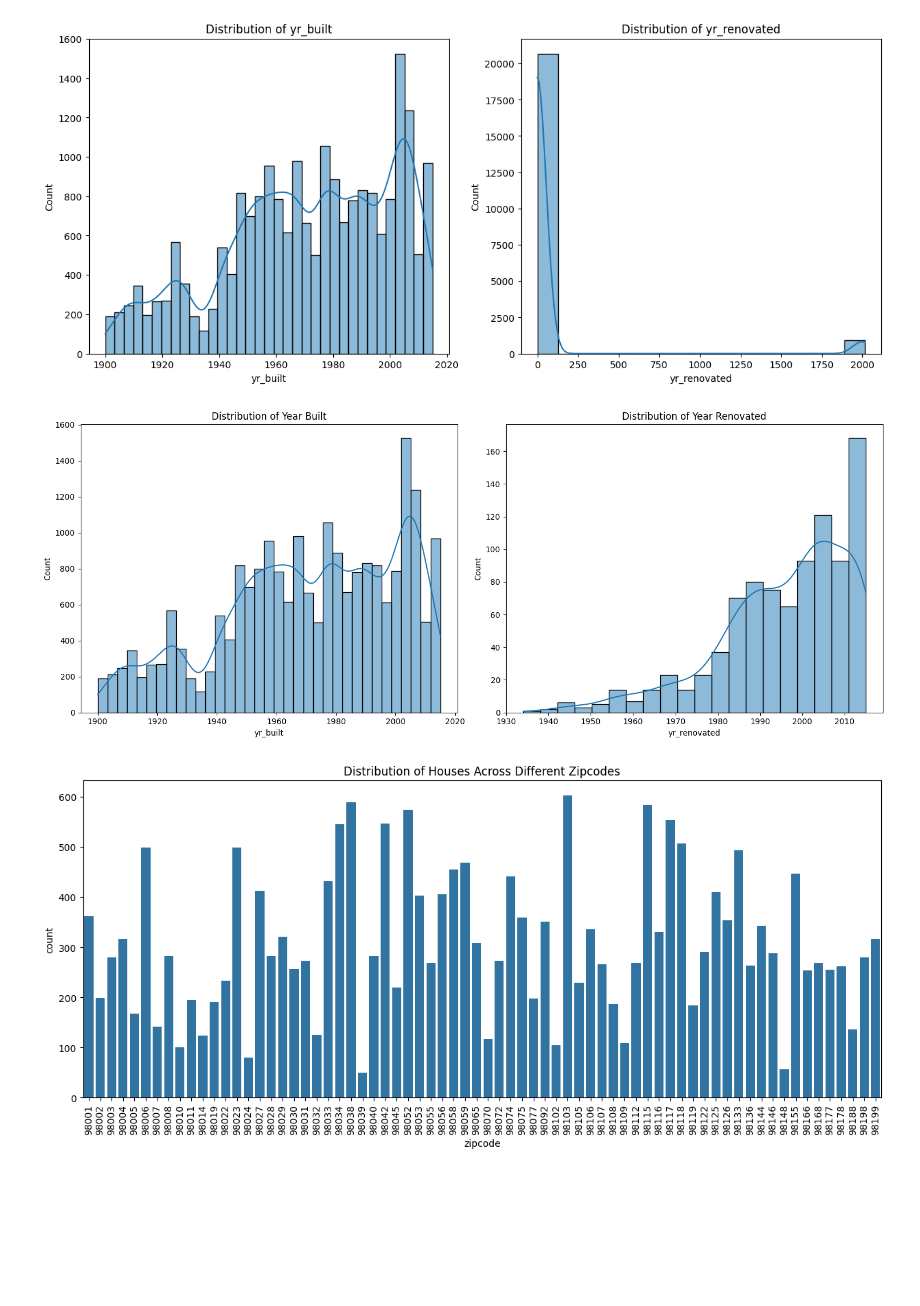
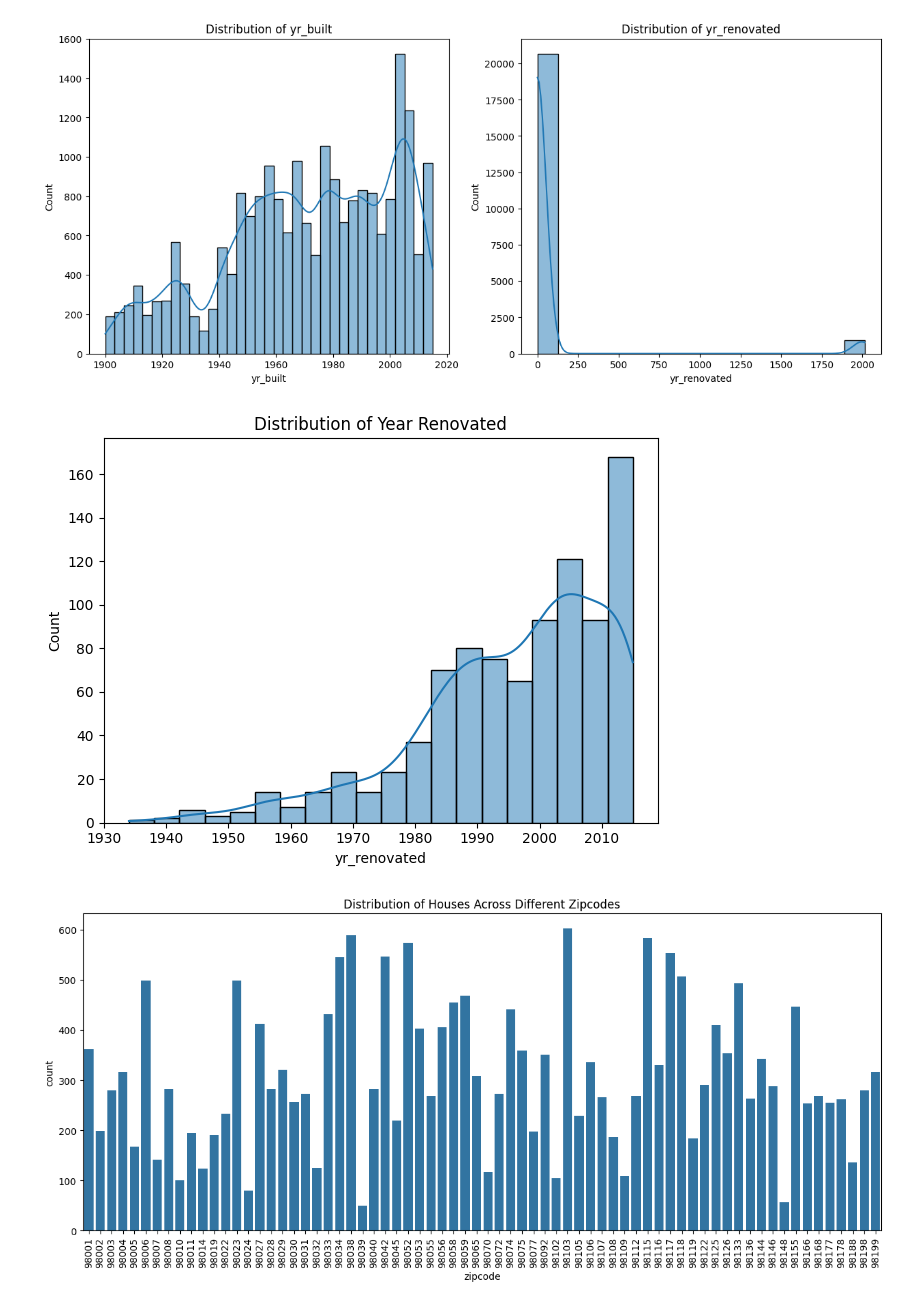
Before and after one commit to alexmakh12/fall23-cs577-project, a Jupyter notebook: src/models/main.ipynb, the cells around one changed output. Cells and saved outputs as stored; diff of their text form; code cells hidden in the pictures; blank space fills up the shorter version.

```diff
--- a/src/models/main.ipynb
+++ b/src/models/main.ipynb
@@ -397,18 +415,17 @@ for i, feature in enumerate(features, 1):
 # %% [output]
 [figure]
-# %%
-fig, axes = plt.subplots(1, 2, figsize=(15, 6))
-
-sns.histplot(df['yr_built'], kde=True, ax=axes[0])
-axes[0].set_title('Distribution of Year Built')
-
-sns.histplot(df[df['yr_renovated'] > 0]['yr_renovated'], kde=True, ax=axes[1])
-axes[1].set_title('Distribution of Year Renovated')
-
-plt.tight_layout()
-plt.show()
-# %% [output]
-[figure, removed]
+# %%
+# Plot the histogram with kernel density estimation (kde)
+sns.histplot(df[df['yr_renovated'] > 0]['yr_renovated'], kde=True)
+
+# Set the title for the plot
+plt.title('Distribution of Year Renovated')
+
+# Show the plot
+plt.tight_layout()
+plt.show()
+# %% [output]
+[figure, added]
 # %%
 plt.figure(figsize=(15, 6))
 sns.countplot(x='zipcode', data=df)
```
Also changed, not shown: parts of 12 cells of this notebook.
